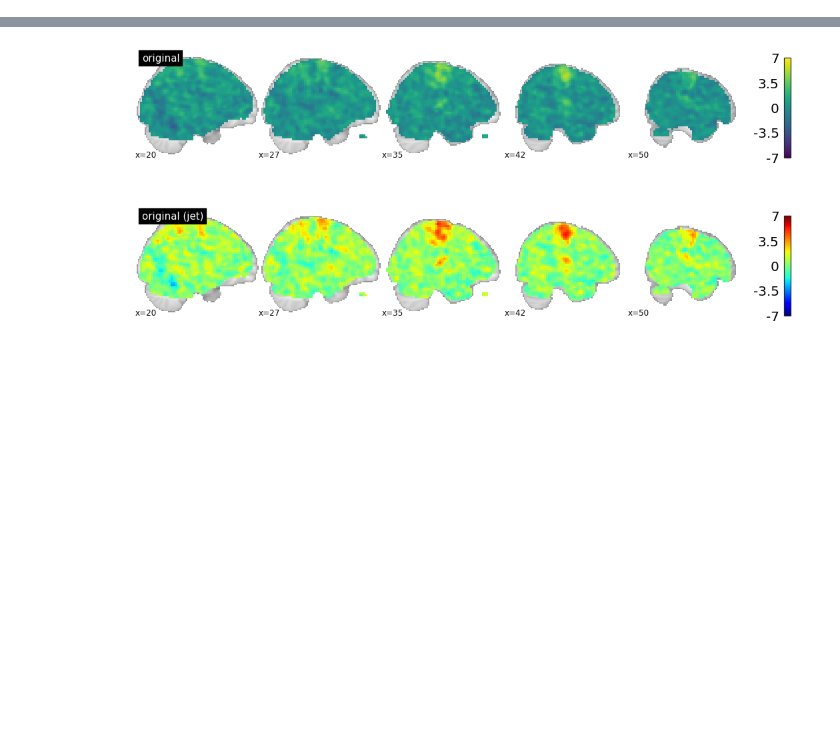
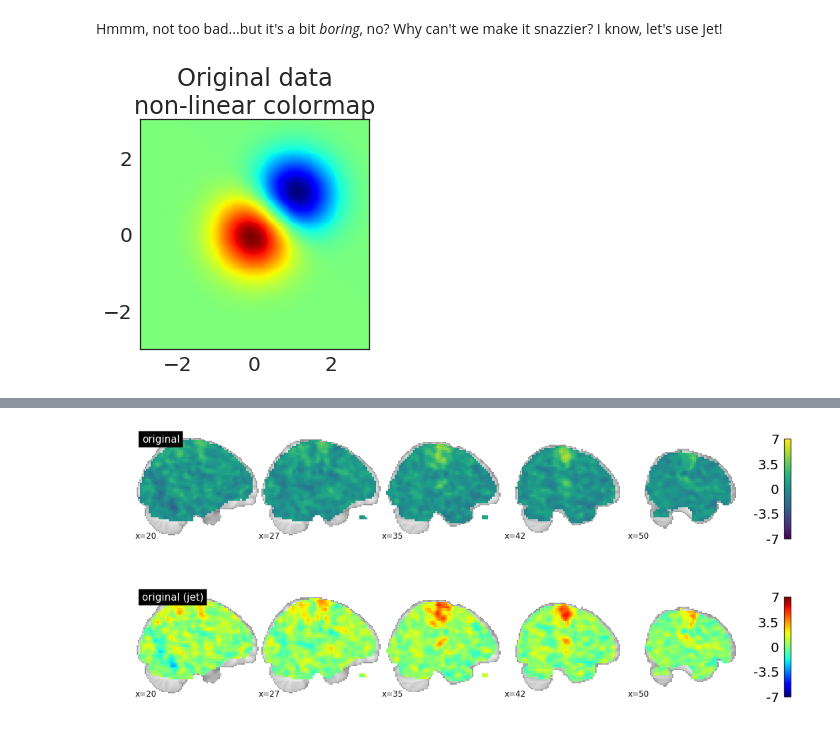
Before and after one commit to choldgraf/makeitpop, a Jupyter notebook: demo.ipynb, the cells around one changed output, grey strips where cells are left out. Drawn from its saved outputs; the diff is of its cells as text; code cells hidden in the pictures; blank space fills up the shorter version.

```diff
--- a/demo.ipynb
+++ b/demo.ipynb
@@ -11,0 +58,11 @@ derivatives, derivatives_scaled = update_derivatives(cmaps)
+# %% [markdown]
+Hmmm, not too bad...but it's a bit _boring_, no? Why can't we make it snazzier? I know, let's use Jet!
+# %%
+fig, ax = plt.subplots(figsize=(5, 5))
+ax.imshow(Z, cmap=plt.cm.jet,
+          origin='lower', extent=[-3, 3, -3, 3],
+          vmax=abs(Z).max(), vmin=-abs(Z).max())
+ax.set(title="Original data\nnon-linear colormap")
+plt.tight_layout()
+# %% [output]
+[figure, added]
```
Also changed, not shown: parts of 31 cells of this notebook.
